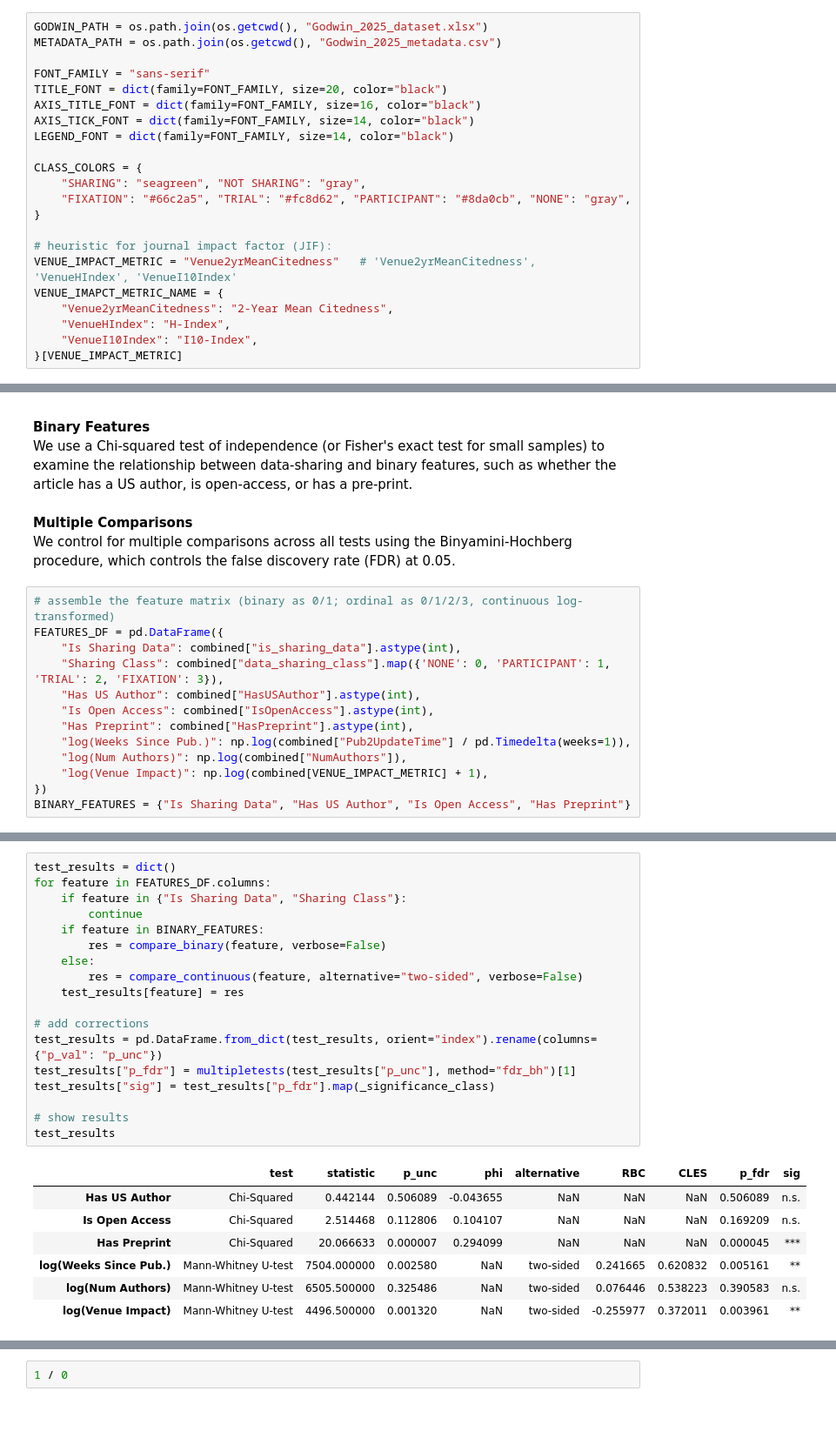
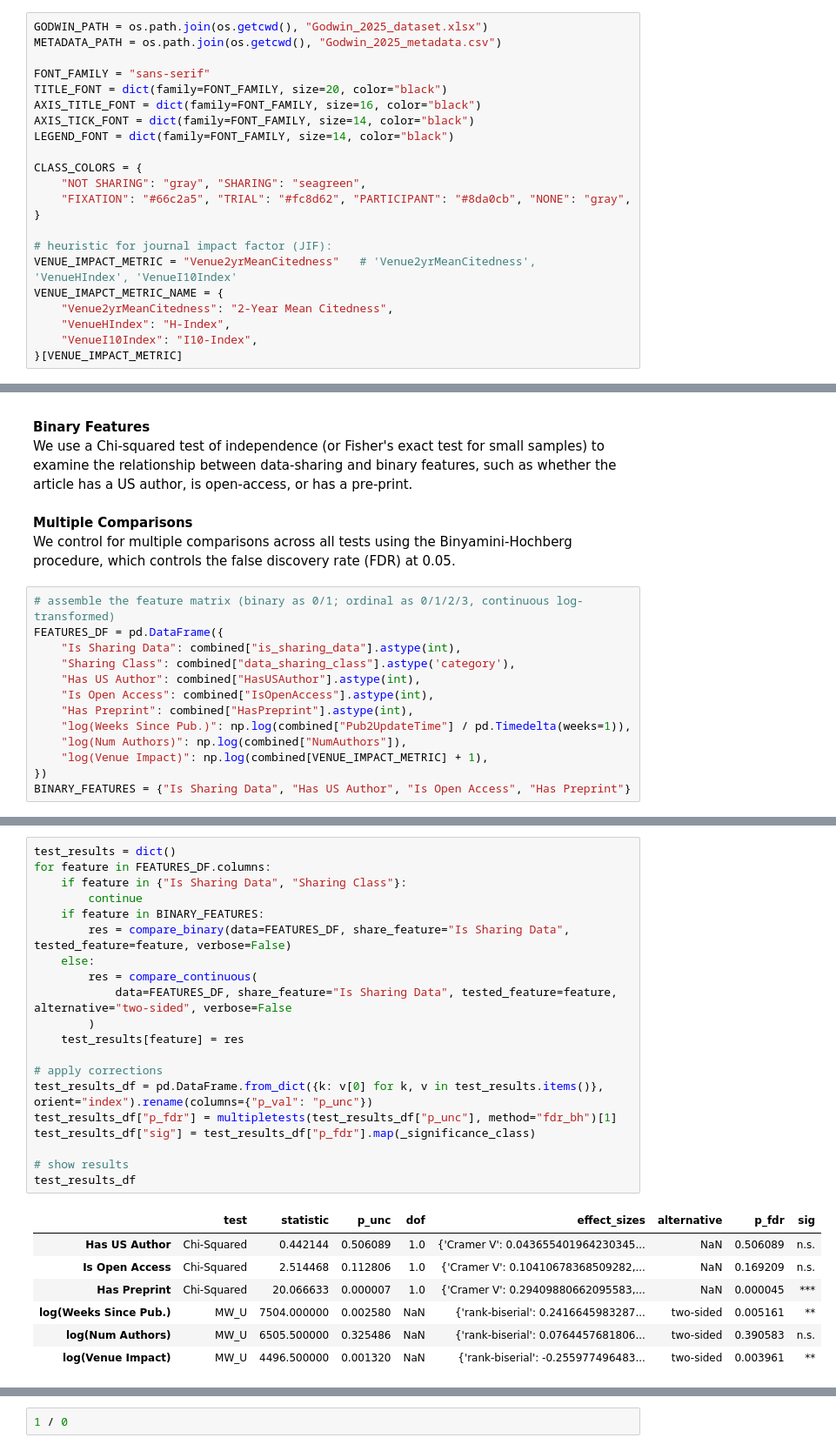
Before and after one commit to JonNir1/eye_movement_data_sharing, a Jupyter notebook: citations_for_data_sharing.ipynb, the cells around one changed output, grey strips where cells are left out. Shown at 87% size. Cells and saved outputs as stored; diff of their text form; blank space fills up the shorter version.

Commit message:
compare sharing/non-sharing on additional features (part 2/n)

```diff
--- a/citations_for_data_sharing.ipynb
+++ b/citations_for_data_sharing.ipynb
@@ -39,7 +39,7 @@ AXIS_TICK_FONT = dict(family=FONT_FAMILY, size=14, color="black")
 LEGEND_FONT = dict(family=FONT_FAMILY, size=14, color="black")
 
 CLASS_COLORS = {
-    "SHARING": "seagreen", "NOT SHARING": "gray",
+    "NOT SHARING": "gray", "SHARING": "seagreen",
     "FIXATION": "#66c2a5", "TRIAL": "#fc8d62", "PARTICIPANT": "#8da0cb", "NONE": "gray",
 }
 
@@ -667,7 +667,7 @@ We control for multiple comparisons across all tests using the Binyamini-Hochber
 # assemble the feature matrix (binary as 0/1; ordinal as 0/1/2/3, continuous log-transformed)
 FEATURES_DF = pd.DataFrame({
     "Is Sharing Data": combined["is_sharing_data"].astype(int),
-    "Sharing Class": combined["data_sharing_class"].map({'NONE': 0, 'PARTICIPANT': 1, 'TRIAL': 2, 'FIXATION': 3}),
+    "Sharing Class": combined["data_sharing_class"].astype('category'),
     "Has US Author": combined["HasUSAuthor"].astype(int),
     "Is Open Access": combined["IsOpenAccess"].astype(int),
     "Has Preprint": combined["HasPreprint"].astype(int),
@@ -744,26 +854,28 @@ def _significance_class(q):
 # %%
 test_results = dict()
 for feature in FEATURES_DF.columns:
     if feature in {"Is Sharing Data", "Sharing Class"}:
         continue
     if feature in BINARY_FEATURES:
-        res = compare_binary(feature, verbose=False)
+        res = compare_binary(data=FEATURES_DF, share_feature="Is Sharing Data", tested_feature=feature, verbose=False)
     else:
-        res = compare_continuous(feature, alternative="two-sided", verbose=False)
+        res = compare_continuous(
+            data=FEATURES_DF, share_feature="Is Sharing Data", tested_feature=feature, alternative="two-sided", verbose=False
+        )
     test_results[feature] = res
 
-# add corrections
-test_results = pd.DataFrame.from_dict(test_results, orient="index").rename(columns={"p_val": "p_unc"})
-test_results["p_fdr"] = multipletests(test_results["p_unc"], method="fdr_bh")[1]
-test_results["sig"] = test_results["p_fdr"].map(_significance_class)
+# apply corrections
+test_results_df = pd.DataFrame.from_dict({k: v[0] for k, v in test_results.items()}, orient="index").rename(columns={"p_val": "p_unc"})
+test_results_df["p_fdr"] = multipletests(test_results_df["p_unc"], method="fdr_bh")[1]
+test_results_df["sig"] = test_results_df["p_fdr"].map(_significance_class)
 
 # show results
-test_results
+test_results_df
 # %% [output]
-|  | test | statistic | p_unc | phi | alternative | RBC | CLES | p_fdr | sig |
-| Has US Author | Chi-Squared | 0.442144 | 0.506089 | -0.043655 | NaN | NaN | NaN | 0.506089 | n.s. |
-| Is Open Access | Chi-Squared | 2.514468 | 0.112806 | 0.104107 | NaN | NaN | NaN | 0.169209 | n.s. |
-| Has Preprint | Chi-Squared | 20.066633 | 0.000007 | 0.294099 | NaN | NaN | NaN | 0.000045 | *** |
-| log(Weeks Since Pub.) | Mann-Whitney U-test | 7504.000000 | 0.002580 | NaN | two-sided | 0.241665 | 0.620832 | 0.005161 | ** |
-| log(Num Authors) | Mann-Whitney U-test | 6505.500000 | 0.325486 | NaN | two-sided | 0.076446 | 0.538223 | 0.390583 | n.s. |
-| log(Venue Impact) | Mann-Whitney U-test | 4496.500000 | 0.001320 | NaN | two-sided | -0.255977 | 0.372011 | 0.003961 | ** |
+|  | test | statistic | p_unc | dof | effect_sizes | alternative | p_fdr | sig |
+| Has US Author | Chi-Squared | 0.442144 | 0.506089 | 1.0 | {'Cramer V': 0.043655401964230345... | NaN | 0.506089 | n.s. |
+| Is Open Access | Chi-Squared | 2.514468 | 0.112806 | 1.0 | {'Cramer V': 0.10410678368509282,... | NaN | 0.169209 | n.s. |
+| Has Preprint | Chi-Squared | 20.066633 | 0.000007 | 1.0 | {'Cramer V': 0.29409880662095583,... | NaN | 0.000045 | *** |
+| log(Weeks Since Pub.) | MW_U | 7504.000000 | 0.002580 | NaN | {'rank-biserial': 0.2416645983287... | two-sided | 0.005161 | ** |
+| log(Num Authors) | MW_U | 6505.500000 | 0.325486 | NaN | {'rank-biserial': 0.0764457681806... | two-sided | 0.390583 | n.s. |
+| log(Venue Impact) | MW_U | 4496.500000 | 0.001320 | NaN | {'rank-biserial': -0.255977496483... | two-sided | 0.003961 | ** |
```
Also changed, not shown: parts of 5 cells of this notebook.
